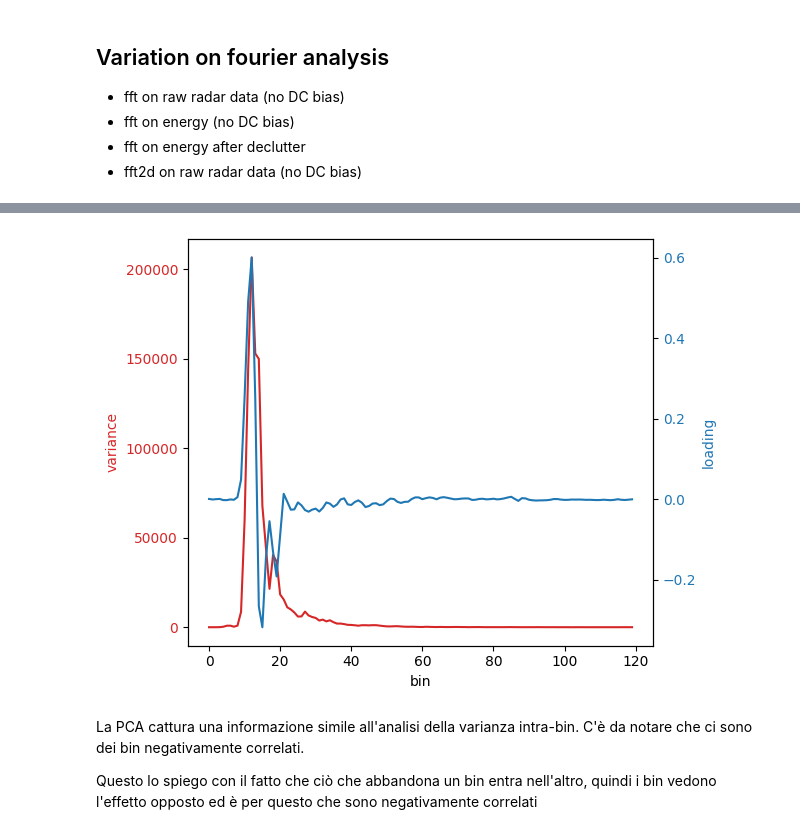
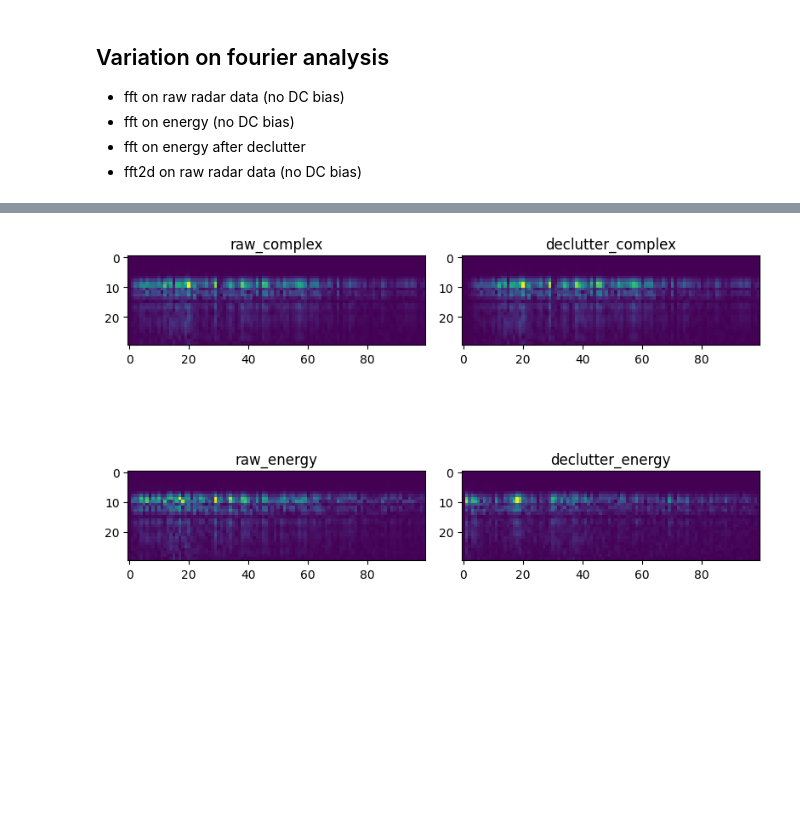
Before and after one commit to FattiMei/smart-trainer, a Jupyter notebook: analysis/fourier.ipynb, the cells around one changed output, grey strips where cells are left out. Saved outputs shown, nothing was run; the diff lists cells and outputs as text; code cells hidden in the pictures; blank space fills up the shorter version.

Commit message:
feat: add fourier analysis for all type of radar data preprocessing

```diff
--- a/analysis/fourier.ipynb
+++ b/analysis/fourier.ipynb
@@ -156,25 +37,46 @@ loading = pca.components_.reshape(-1)
-# %%
-var = np.var(energy, axis=0)
-
-fig, ax1 = plt.subplots()
-
-color = 'tab:red'
-ax1.set_xlabel('bin')
-ax1.set_ylabel('variance', color=color)
-ax1.plot(var, label='bin variance', color=color)
-ax1.tick_params(axis='y', labelcolor=color)
-
-color = 'tab:blue'
-ax2 = ax1.twinx()
-ax2.set_ylabel('loading', color=color)
-ax2.plot(loading, color=color)
-ax2.tick_params(axis='y', labelcolor=color)
-
-fig.tight_layout()
-plt.show()
-# %% [output]
-[figure, removed]
-# %% [markdown]
-La PCA cattura una informazione simile all'analisi della varianza intra-bin. C'è da notare che ci sono dei bin negativamente correlati.
-
-Questo lo spiego con il fatto che ciò che abbandona un bin entra nell'altro, quindi i bin vedono l'effetto opposto ed è per questo che sono negativamente correlati
+# %%
+#         | raw | declutter |
+# ------- + --- | --------- |
+# complex |     |           |
+# energy  |     |           |
+#
+# "raw" o "declutter" intende il preprocessing da fare sul dato
+# "complex" o "energy" descrive se trattare il dato come numero complesso o considerare solo il modulo
+
+raw_complex = raw
+raw_energy = np.abs(raw)
+declutter_complex = declutter(raw)
+declutter_energy = np.abs(declutter_complex)
+# %%
+import scipy.fft
+
+p_raw_complex = np.abs(scipy.fft.fft(raw_complex, axis=0))
+p_raw_energy = np.abs(scipy.fft.fft(raw_energy, axis=0))
+p_declutter_complex = np.abs(scipy.fft.fft(declutter_complex, axis=0))
+p_declutter_energy = np.abs(scipy.fft.fft(declutter_energy, axis=0))
+
+# rimuovo la componente dc dello spettro così da migliorare la visualizzazione
+p_raw_complex[0] = 0
+p_raw_energy[0] = 0
+p_declutter_complex[0] = 0
+p_declutter_energy[0] = 0
+# %%
+# questo per fare uno zoom sulla parte interessante e avere figure un po' più grandi
+nbins = 30
+nfreq = 100
+
+fig, ax = plt.subplots(2,2, figsize=(8,6))
+
+ax[0,0].set_title('raw_complex')
+ax[0,0].imshow(p_raw_complex.T[:nbins, :nfreq])
+ax[1,0].set_title('raw_energy')
+ax[1,0].imshow(p_raw_energy.T[:nbins, :nfreq])
+ax[0,1].set_title('declutter_complex')
+ax[0,1].imshow(p_declutter_complex.T[:nbins, :nfreq])
+ax[1,1].set_title('declutter_energy')
+ax[1,1].imshow(p_declutter_energy.T[:nbins, :nfreq])
+
+plt.tight_layout()
+plt.show()
+# %% [output]
+[figure, added]
```
Also changed, not shown: parts of 23 cells of this notebook.
